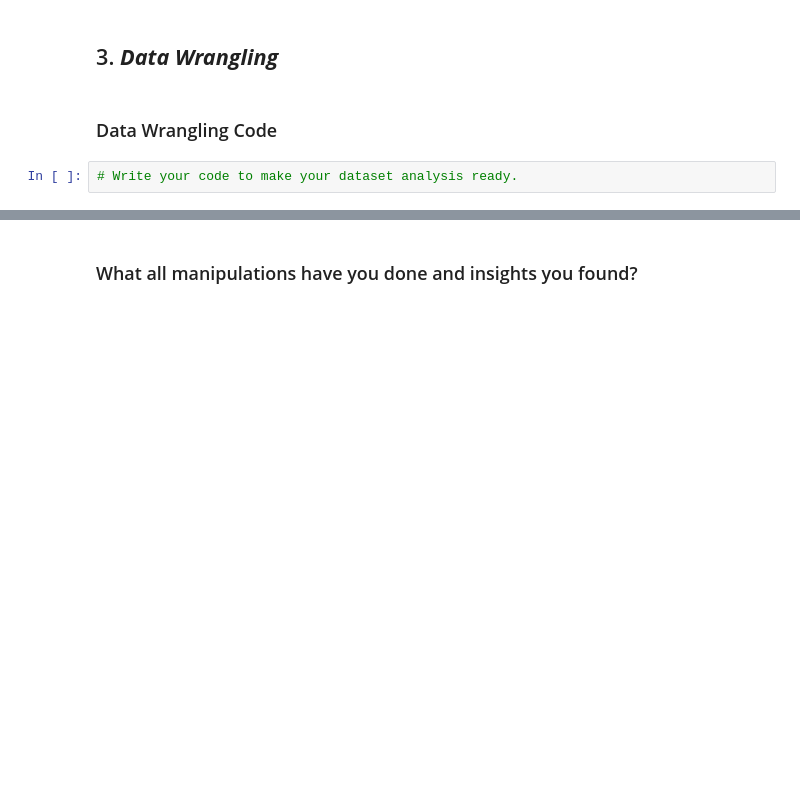
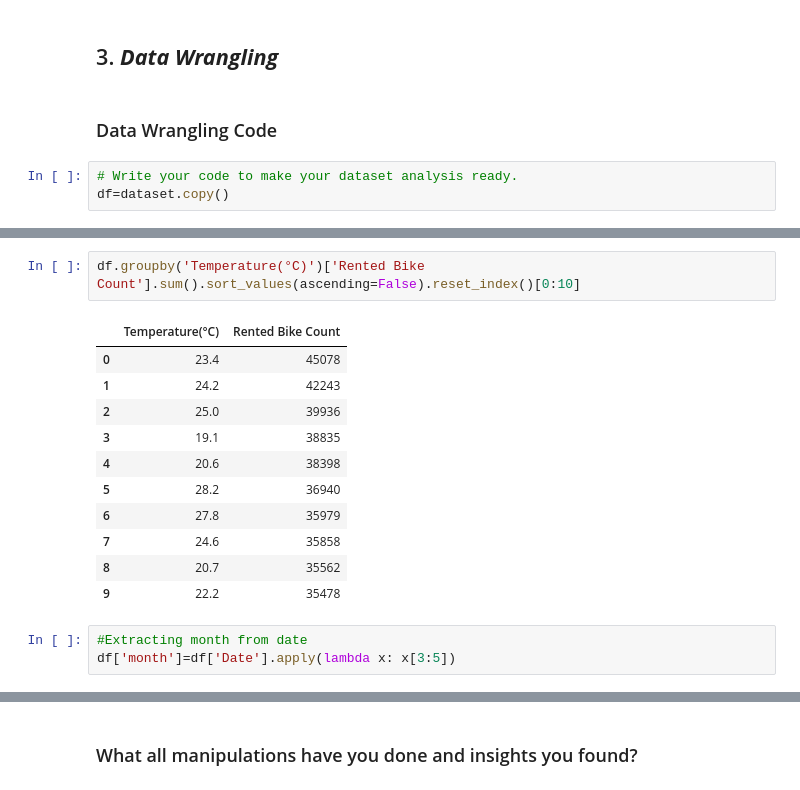
Before and after one commit to Sharath670/Linear-Regression-Capstone-Proj-2-, a Jupyter notebook: Capstone_Project_2(Linear_Regression).ipynb, the cells around one changed output, grey strips where cells are left out. Saved outputs shown, nothing was run; the diff lists cells and outputs as text; blank space fills up the shorter version.

```diff
--- a/Capstone_Project_2(Linear_Regression).ipynb
+++ b/Capstone_Project_2(Linear_Regression).ipynb
@@ -127,3 +251,4 @@ Answer Here
 ### Data Wrangling Code
 # %%
 # Write your code to make your dataset analysis ready.
+df=dataset.copy()
@@ -129,0 +279,17 @@ Answer Here
+# %%
+df.groupby('Temperature(°C)')['Rented Bike Count'].sum().sort_values(ascending=False).reset_index()[0:10]
+# %% [output]
+|  | Temperature(°C) | Rented Bike Count |
+| 0 | 23.4 | 45078 |
+| 1 | 24.2 | 42243 |
+| 2 | 25.0 | 39936 |
+| 3 | 19.1 | 38835 |
+| 4 | 20.6 | 38398 |
+| 5 | 28.2 | 36940 |
+| 6 | 27.8 | 35979 |
+| 7 | 24.6 | 35858 |
+| 8 | 20.7 | 35562 |
+| 9 | 22.2 | 35478 |
+# %%
+#Extracting month from date
+df['month']=df['Date'].apply(lambda x: x[3:5])
```
Also changed, not shown: parts of 26 cells of this notebook.
